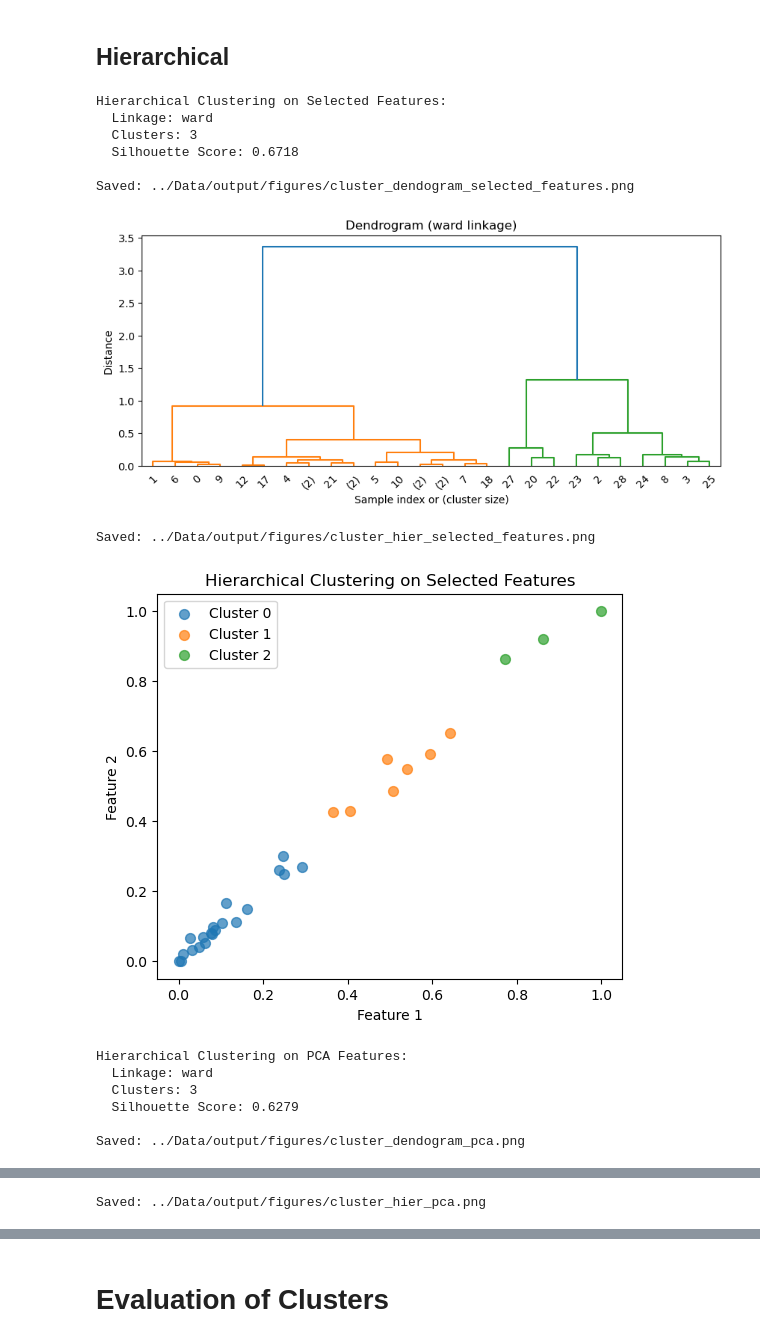
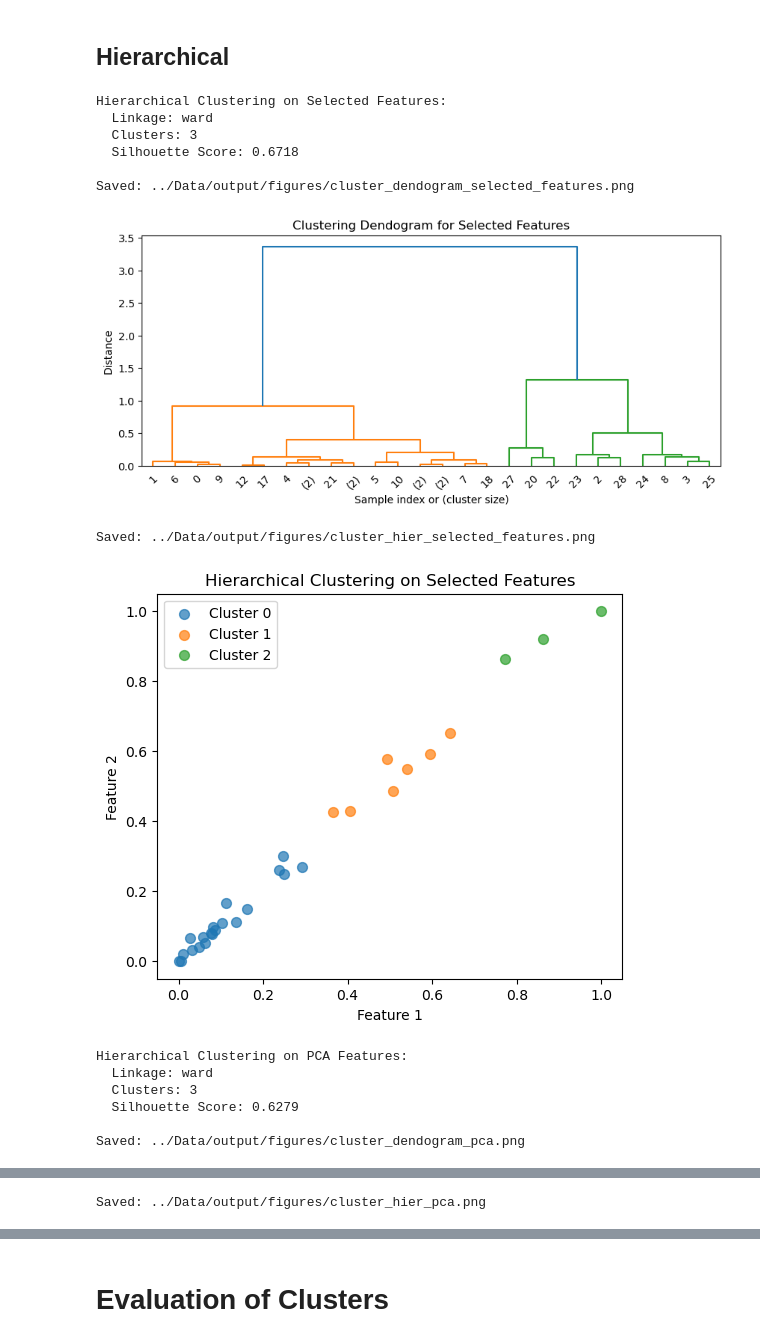
Before and after one commit to arlemoine/CMPS451_Project, a Jupyter notebook: Notebooks/adriean.ipynb, the cells around one changed output, grey strips where cells are left out. Cells and saved outputs as stored; diff of their text form; code cells hidden in the pictures.

Commit message:
Add title to dendograms

```diff
--- a/Notebooks/adriean.ipynb
+++ b/Notebooks/adriean.ipynb
@@ -1156,7 +1156,7 @@ def plot_elbow_curve(X, max_k=10):
     plt.title("K-means Elbow Method")
     plt.show()
 
-def plot_dendrogram(X, filename, method="ward"):
+def plot_dendrogram(X, filename, method="ward", title="Dendogram"):
     """For hierarchical cluster exploration."""
     Z = linkage(X, method=method)
 
@@ -1164,7 +1164,7 @@ def plot_dendrogram(X, filename, method="ward"):
     dendrogram(Z, truncate_mode='level', p=5)
     plt.xlabel("Sample index or (cluster size)")
     plt.ylabel("Distance")
-    plt.title(f"Dendrogram ({method} linkage)")
+    plt.title(f"{title}")
 
     out_path = os.path.join(output_figures_dir, filename)
     fig.savefig(out_path, dpi=300, bbox_inches='tight')
@@ -1264,36 +1264,36 @@ labels_hier_selected, hier_model_selected = compute_hierarchical(
 sil_hier_selected = compute_silhouette(X_selected_f, labels_hier_selected)
 
 print("Hierarchical Clustering on Selected Features:")
 print(f"  Linkage: {linkage_method}")
 print(f"  Clusters: {n_clusters}")
 print(f"  Silhouette Score: {sil_hier_selected:.4f}\n")
 
-plot_dendrogram(X_selected_f, "cluster_dendogram_selected_features.png", method=linkage_method)
+plot_dendrogram(X_selected_f, "cluster_dendogram_selected_features.png", method=linkage_method, title="Clustering Dendogram for Selected Features")
 plot_clusters(X_selected_f, labels_hier_selected, "cluster_hier_selected_features.png", "Hierarchical Clustering on Selected Features")
 
 # --- PCA Feature Space ---
 labels_hier_pca, hier_model_pca = compute_hierarchical(
     X_pca,
     n_clusters,
     linkage_method
 )
 sil_hier_pca = compute_silhouette(X_pca, labels_hier_pca)
 
 print("Hierarchical Clustering on PCA Features:")
 print(f"  Linkage: {linkage_method}")
 print(f"  Clusters: {n_clusters}")
 print(f"  Silhouette Score: {sil_hier_pca:.4f}\n")
 
-plot_dendrogram(X_pca, "cluster_dendogram_pca.png", method=linkage_method)
+plot_dendrogram(X_pca, "cluster_dendogram_pca.png", method=linkage_method, title="Clustering Dendogram for PCA Features")
 plot_clusters(X_pca, labels_hier_pca, "cluster_hier_pca.png", "Hierarchical Clustering on PCA Features")
 # %% [output]
 Hierarchical Clustering on Selected Features:
   Linkage: ward
   Clusters: 3
   Silhouette Score: 0.6718
 
 Saved: ../Data/output/figures/cluster_dendogram_selected_features.png
-[figure, old version]
+[figure, new version]
 Saved: ../Data/output/figures/cluster_hier_selected_features.png
 [figure]
 Hierarchical Clustering on PCA Features:
```
Also changed, not shown: parts of 1 cell of this notebook.
